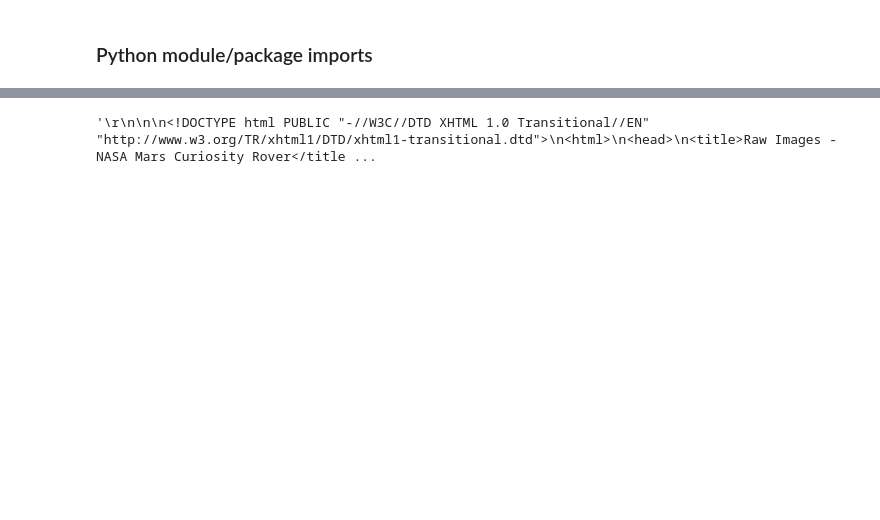
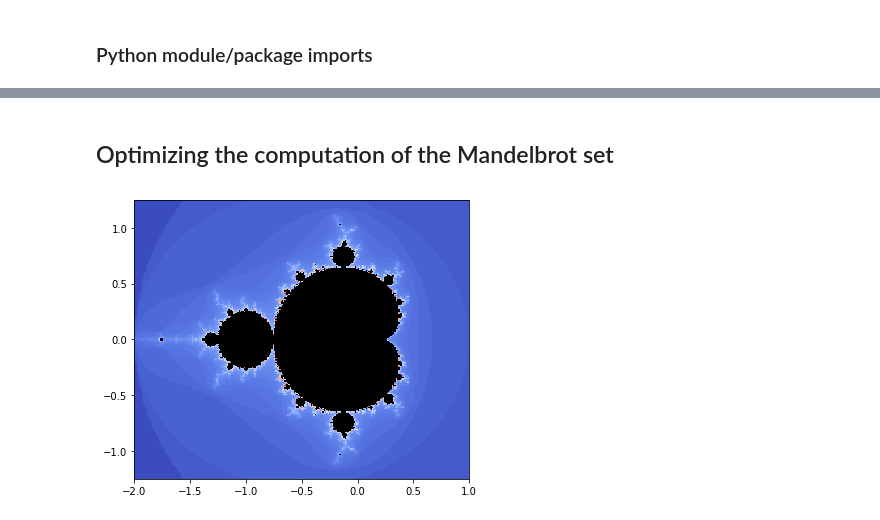
Before and after one commit to obrunet/Python-Programming-Efficiently, a Jupyter notebook: 2019_05_01_time_profilling.ipynb, the cells around one changed output, grey strips where cells are left out. Saved outputs shown, nothing was run; the diff lists cells and outputs as text; code cells hidden in the pictures; blank space fills up the shorter version.

```diff
--- a/2019_05_01_time_profilling.ipynb
+++ b/2019_05_01_time_profilling.ipynb
@@ -54,4 +11,0 @@ images.headers
-# %%
-images.text
-# %% [output]
-'\r\n\n\n<!DOCTYPE html PUBLIC "-//W3C//DTD XHTML 1.0 Transitional//EN" "http://www.w3.org/TR/xhtml1/DTD/xhtml1-transitional.dtd">\n<html>\n<head>\n<title>Raw Images - NASA Mars Curiosity Rover</title ...
@@ -57,0 +17,40 @@ images.text
+# %% [markdown]
+## Optimizing the computation of the Mandelbrot set
+# %%
+def run_mandel(extent=[-2.0,1.0,-1.25,1.25],res=256,maxit=256):
+    xs = np.linspace(extent[0],extent[1],res)  # x and y arrays,
+    ys = np.linspace(extent[2],extent[3],res)  # equally spaced
+
+    escaped = np.zeros((res,res),'d')  # escape status of points
+
+    for i in range(res):
+        for j in range(res):
+            c = xs[i] + 1j * ys[j]
+            escaped[i,j] = compute_mandel(c,maxit)
+
+    return escaped / maxit  # normalize for better plotting
+
+def compute_mandel(c,maxit=256):
+    z = 0.0j
+
+    for it in range(1,maxit):
+        z = z*z + c
+
+        if abs(z) > 2.0:
+            return it
+
+    return np.inf  # no escape within maxit iterations... assume never
+# %%
+def plot_mandel(extent=[-2.0,1.0,-1.25,1.25],res=256,maxit=256,run_mandel=run_mandel):
+    pp.figure(figsize=(6,6))
+
+    cmap = matplotlib.cm.coolwarm
+    cmap.set_bad('k')
+
+    pp.imshow(run_mandel(extent,res,maxit).T,extent=extent,
+              cmap=cmap,norm=matplotlib.colors.PowerNorm(0.6),
+              interpolation='none',origin='lower')
+# %%
+plot_mandel()
+# %% [output]
+[figure, added]
```
Also changed, not shown: parts of 27 cells of this notebook.
